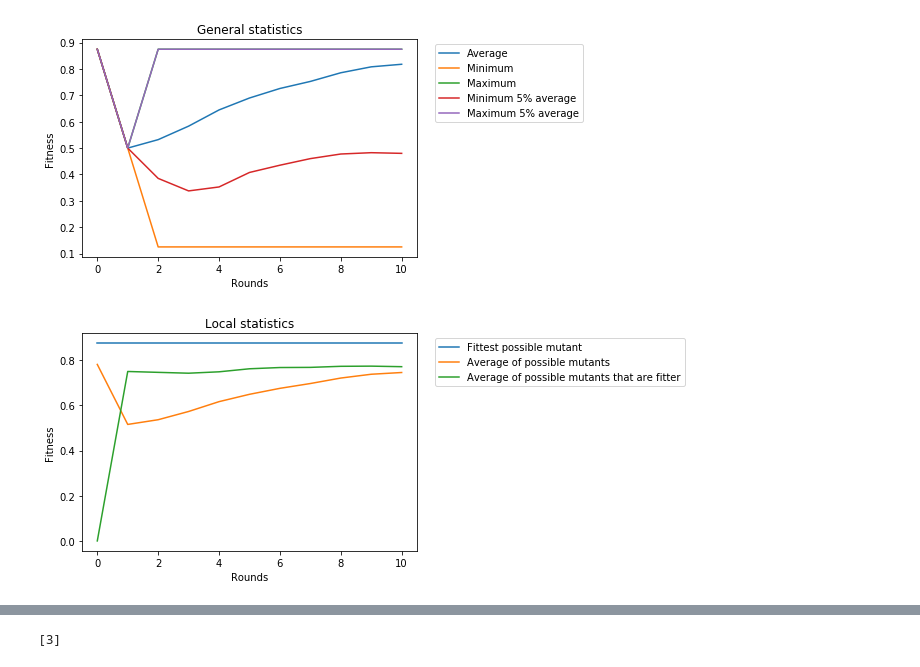
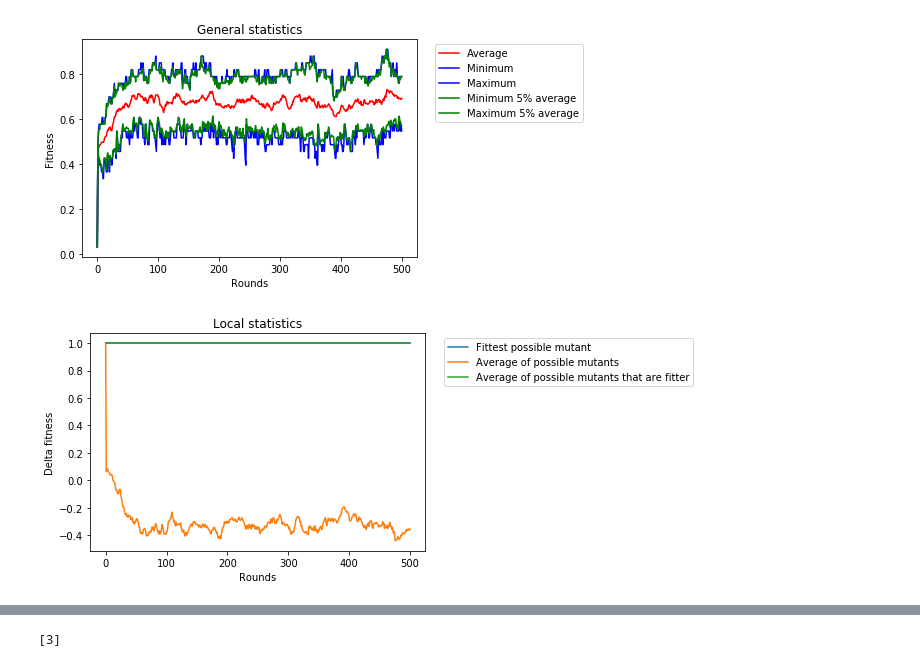
Before and after one commit to strimbu-alexandru/Evolution-Simulator, a Jupyter notebook: EvoSim.ipynb, the cells around one changed output, grey strips where cells are left out. Saved outputs shown, nothing was run; the diff lists cells and outputs as text; code cells hidden in the pictures.

```diff
--- a/EvoSim.ipynb
+++ b/EvoSim.ipynb
@@ -327,16 +25,44 @@ mySim.run()
-# %%
-initial = [0, 0, 0, 0, 0, 0, 0, 0]
-probability = 0.05
-rounds = 10
-orgNum = 1000
-clause1 = Clause([1,2,3],1)
-clause2 = Clause([5,4,7],1)
-clause3 = Clause([-3],3)
-clause4 = Clause([-4],3)
-clauses = [clause1, clause2, clause3, clause4]
-
-mySim = Simulator(initial, probability, rounds, orgNum, clauses)
-mySim.run()
-# %% [output]
-[figure, removed]
-[figure, removed]
+# %%
+initial = [0] * 32
+probability = 0.01
+rounds = 500
+orgNum = 100
+clause1 = Clause([1],1)
+clause2 = Clause([2],1)
+clause3 = Clause([3],1)
+clause4 = Clause([4],1)
+clause5 = Clause([5],1)
+clause6 = Clause([6],1)
+clause7 = Clause([7],1)
+clause8 = Clause([8],1)
+clause9 = Clause([9],1)
+clause10 = Clause([10],1)
+clause11 = Clause([11],1)
+clause12 = Clause([12],1)
+clause13 = Clause([13],1)
+clause14 = Clause([14],1)
+clause15 = Clause([15],1)
+clause16 = Clause([16],1)
+clause17 = Clause([17],1)
+clause18 = Clause([18],1)
+clause19 = Clause([19],1)
+clause20 = Clause([20],1)
+clause21 = Clause([21],1)
+clause22 = Clause([22],1)
+clause23 = Clause([23],1)
+clause24 = Clause([24],1)
+clause25 = Clause([25],1)
+clause26 = Clause([26],1)
+clause27 = Clause([27],1)
+clause28 = Clause([28],1)
+clause29 = Clause([29],1)
+clause30 = Clause([30],1)
+clause31 = Clause([31],1)
+clause32 = Clause([32],1)
+clauses = [clause1, clause2, clause3, clause4, clause5, clause6, clause7, clause8, clause9, clause10, clause11, clause12, clause13, clause14, clause15, clause16, clause17, clause18, clause19, clause20, clause21, clause22, clause23, clause24, clause25, clause26, clause27, clause28, clause29, clause30, clause31, clause32]
+
+mySim = Simulator(initial, probability, rounds, orgNum, clauses)
+mySim.run()
+# %% [output]
+[figure, added]
+[figure, added]
```
Also changed, not shown: parts of 11 cells of this notebook, 2 other files.
